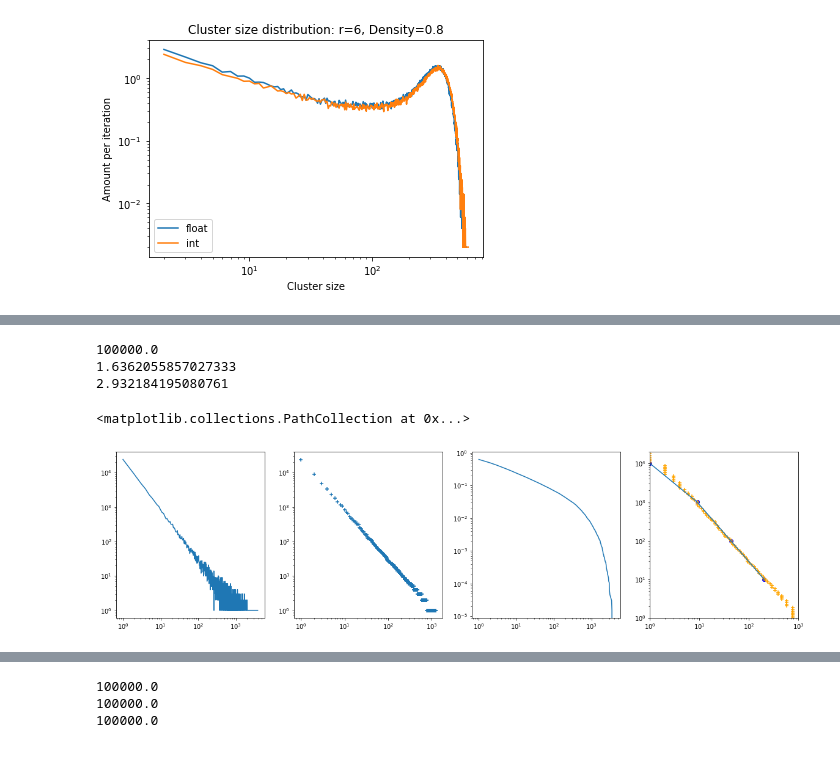
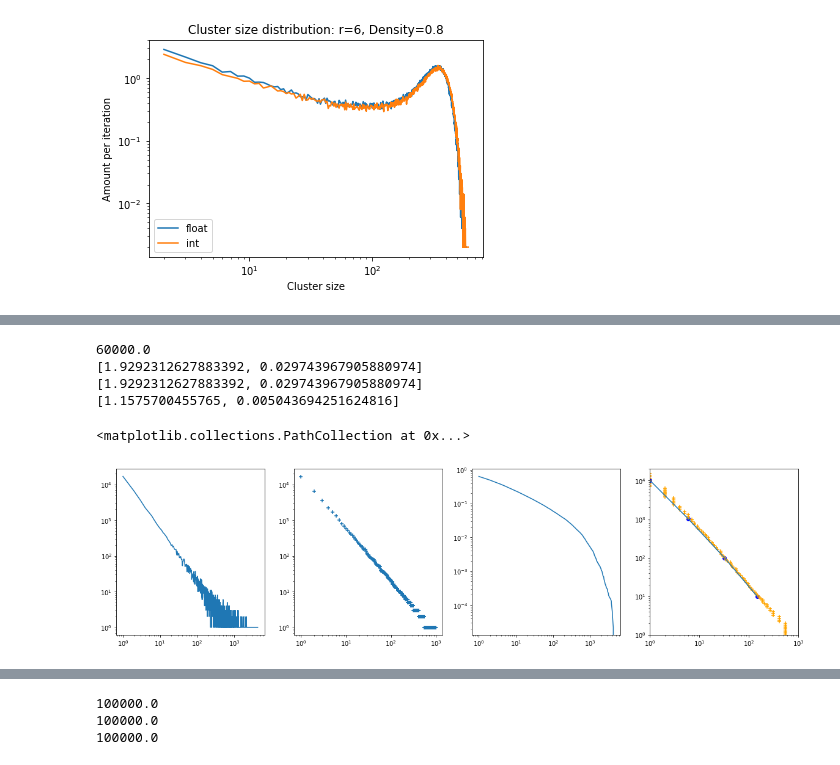
Before and after one commit to Sennevw/Masters-thesis, a Jupyter notebook: dataverwerking.ipynb, the cells around one changed output, grey strips where cells are left out. Cells and saved outputs as stored; diff of their text form; code cells hidden in the pictures.

```diff
--- a/dataverwerking.ipynb
+++ b/dataverwerking.ipynb
@@ -48,4 +47,6 @@ def fit_pl(x, y):
     return scipy.optimize.curve_fit(power_law, x, y)
 
 def alpha(amount, xmin, xmax):
-    return 1 + len(amount[xmin:xmax]) / (np.sum(np.log(amount[xmin:xmax]/np.min(amount[xmin:xmax]))))
+    alpha = 1 + len(amount[xmin:xmax]) / (np.sum(np.log(amount[xmin:xmax]/np.min(amount[xmin:xmax]))))
+    sigma = (alpha - 1) / np.sqrt(len(amount[xmin:xmax]))
+    return [alpha, sigma]
@@ -249,14 +386,14 @@ plt.ylim(1, 10**7)
 # %%
 fig, ax = plt.subplots(1, 4, figsize=(20, 5))
-size, amount = np.loadtxt("Pref_attach/False/r20_3D_tree_92500_0.100000_0.txt", skiprows=1, unpack=True)
+size, amount = np.loadtxt("Pref_attach/False/3D_r20/r20_3D_100_250000_0.300000_0.txt", skiprows=1, unpack=True)
 size = size[1:]
 amount = amount[1:]
-print(sum(size*amount)/25)
 ax[0].loglog(size, amount, label="int")
-print(alpha(amount, 1, 100))
+print(alpha(amount, 1, -1))
 
 ccdf = np.sort(amount)[::-1]
 ranks = np.arange(1, len(ccdf)+1)
+print(alpha(ccdf, 1, -1))
 
 ax[1].scatter(ranks, ccdf, marker='+')
 ax[1].set_xscale('log')
@@ -265,39 +402,41 @@ ax[1].set_yscale('log')
 
 cdf = np.cumsum(amount)/sum(amount)
 ccdf = 1- cdf
-print(alpha(ccdf, 1, 100))
+print(alpha(ccdf, 1, -1))
+
 ax[2].loglog(size, ccdf)
 
 plot_size = int(np.log10(100000 *1000)) # factor adds OOM to the plots
 plot_x = [0]*plot_size
 plot_y = [0]*plot_size
 plot_count = 0
 
 # print(sum(sim_space)) # check
 while plot_count < plot_size:
     plot_power = (10**(plot_count+1))
     plot_x[plot_count] = plot_power
     plot_y[plot_count] = len([i for i in amount if i > plot_power])
     plot_count+=1
 
 
 ax[3].plot(plot_y, plot_x)
 ax[3].scatter(plot_y, plot_x, color='blue', marker='o')
 ax[3].set_xscale('log')
 ax[3].set_yscale('log')
 ax[3].set_xlim(1, 10**3)
 ax[3].set_ylim(1, 2*10**4)
 
 plot_size = np.logspace(0, np.log10(max(amount)), 100)
 plot_x = [0]*len(plot_size)
 plot_y = [0]*len(plot_size)
 for i in range(len(plot_size)):
     plot_x[i] = plot_size[i]
     plot_y[i] = len([j for j in amount if j > plot_size[i]])
 ax[3].scatter(plot_y, plot_x, marker='+', color='orange')
 # %% [output]
-100000.0
-1.6362055857027333
-2.932184195080761
+60000.0
+[1.9292312627883392, 0.029743967905880974]
+[1.9292312627883392, 0.029743967905880974]
+[1.1575700455765, 0.005043694251624816]
 <matplotlib.collections.PathCollection at 0x...>
-[figure, old version]
+[figure, new version]
```
Also changed, not shown: parts of 13 cells of this notebook.
